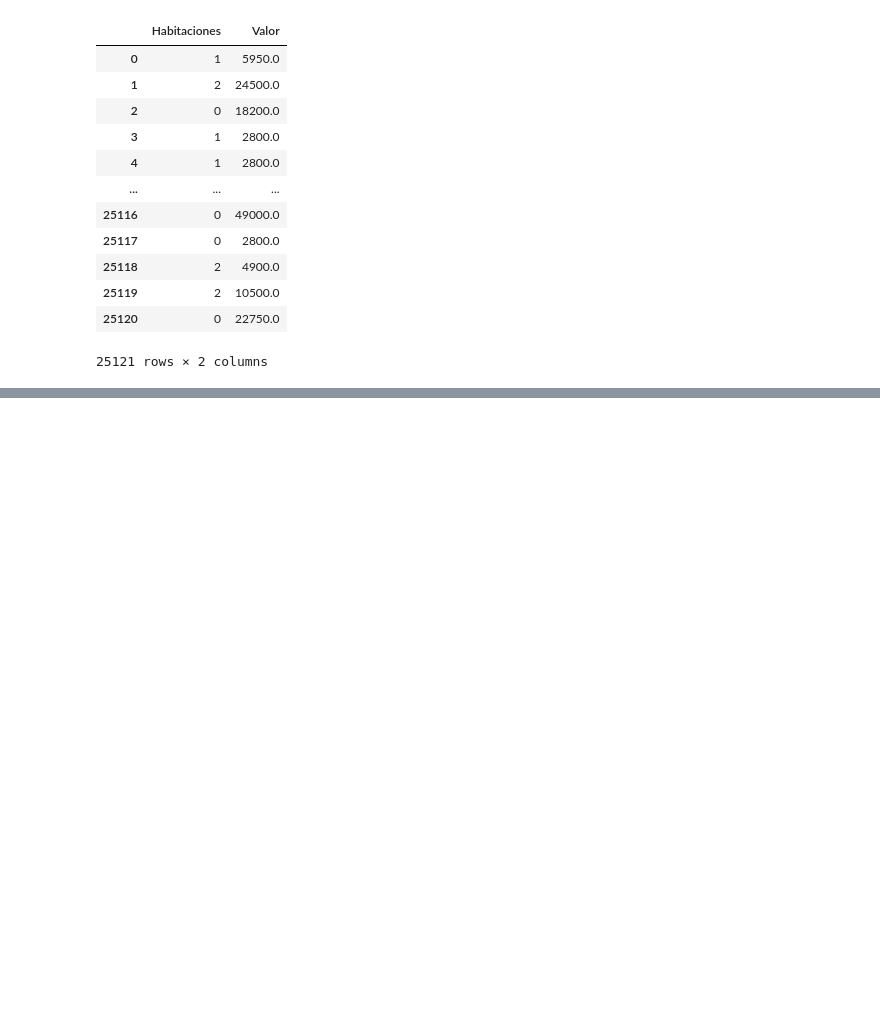
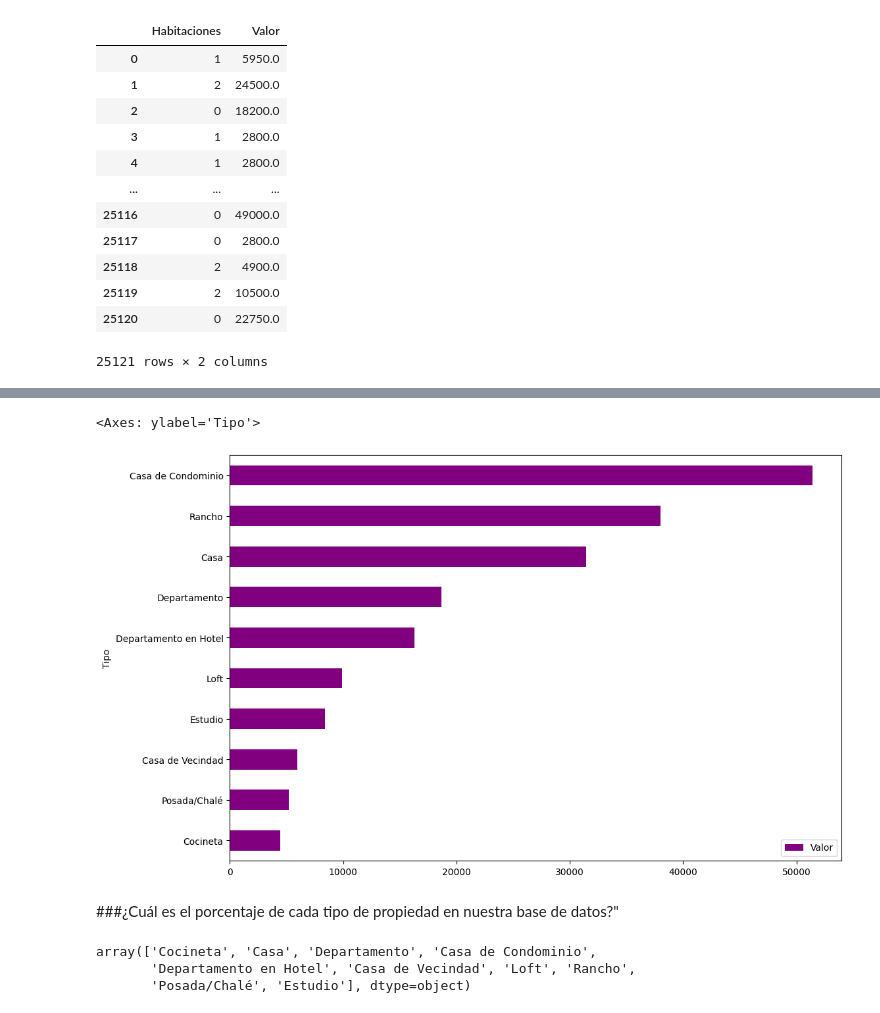
Before and after one commit to AndresCMontejo/Analisis_Inmuebles_CDMX, a Jupyter notebook: inmuebles_cdmx.ipynb, the cells around one changed output, grey strips where cells are left out. Saved outputs shown, nothing was run; the diff lists cells and outputs as text; code cells hidden in the pictures; blank space fills up the shorter version.

```diff
--- a/inmuebles_cdmx.ipynb
+++ b/inmuebles_cdmx.ipynb
@@ -166,0 +314,4 @@ datos[["Habitaciones", "Valor"]] #Se agregan dos corchetes para agregar de 2 val
+# %%
+#Almacenando en una variable
+df =  datos.query('@Inmuebles_comerciales not in Tipo')
+df.head()
@@ -166,0 +325,16 @@ datos[["Habitaciones", "Valor"]] #Se agregan dos corchetes para agregar de 2 val
+# %%
+#Almacenando en una variable
+df_tipo_precio = df.groupby("Tipo")[["Valor"]].mean().sort_values('Valor')
+#graficando con una función de pandas
+df_tipo_precio.plot(kind='barh', figsize=(12,8), color='purple') #kind="barh" para barras horiontales, figsize=(12,8) es el tamaño de la figura, con un 12x8 de medida
+# %% [output]
+<Axes: ylabel='Tipo'>
+[figure, added]
+# %% [markdown]
+###¿Cuál es el porcentaje de cada tipo de propiedad en nuestra base de datos?"
+# %%
+df.Tipo.unique()
+# %% [output]
+array(['Cocineta', 'Casa', 'Departamento', 'Casa de Condominio',
+       'Departamento en Hotel', 'Casa de Vecindad', 'Loft', 'Rancho',
+       'Posada/Chalé', 'Estudio'], dtype=object)
```
Also changed, not shown: parts of 20 cells of this notebook.
